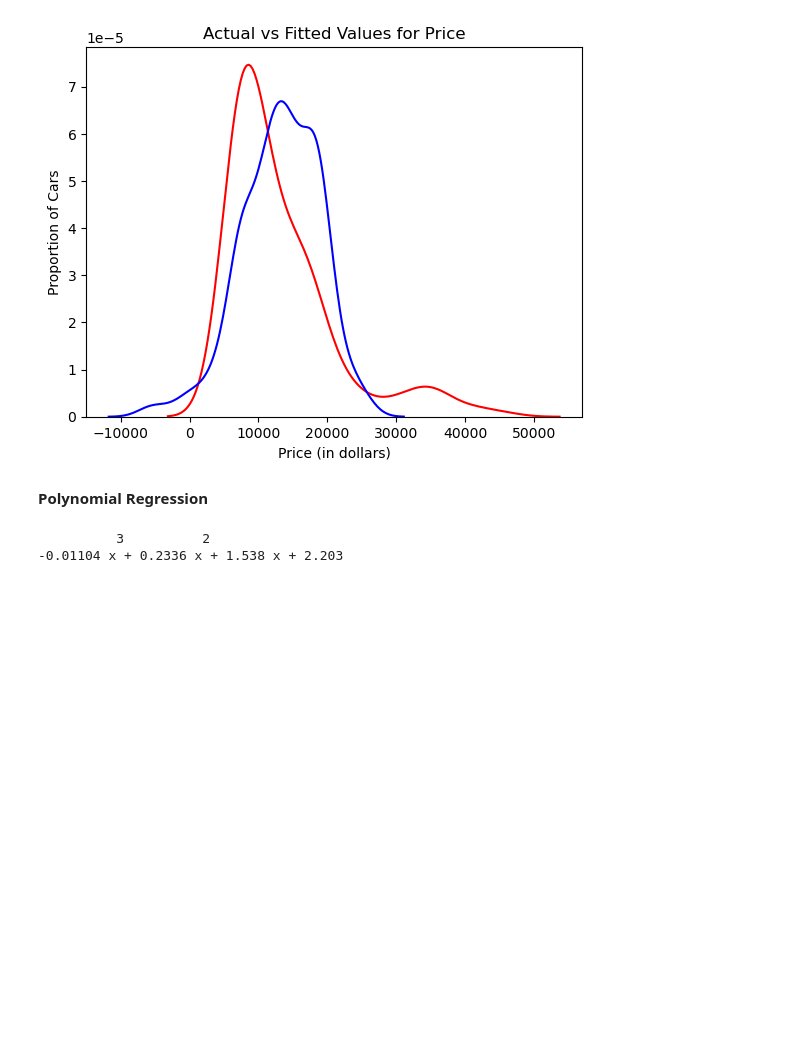
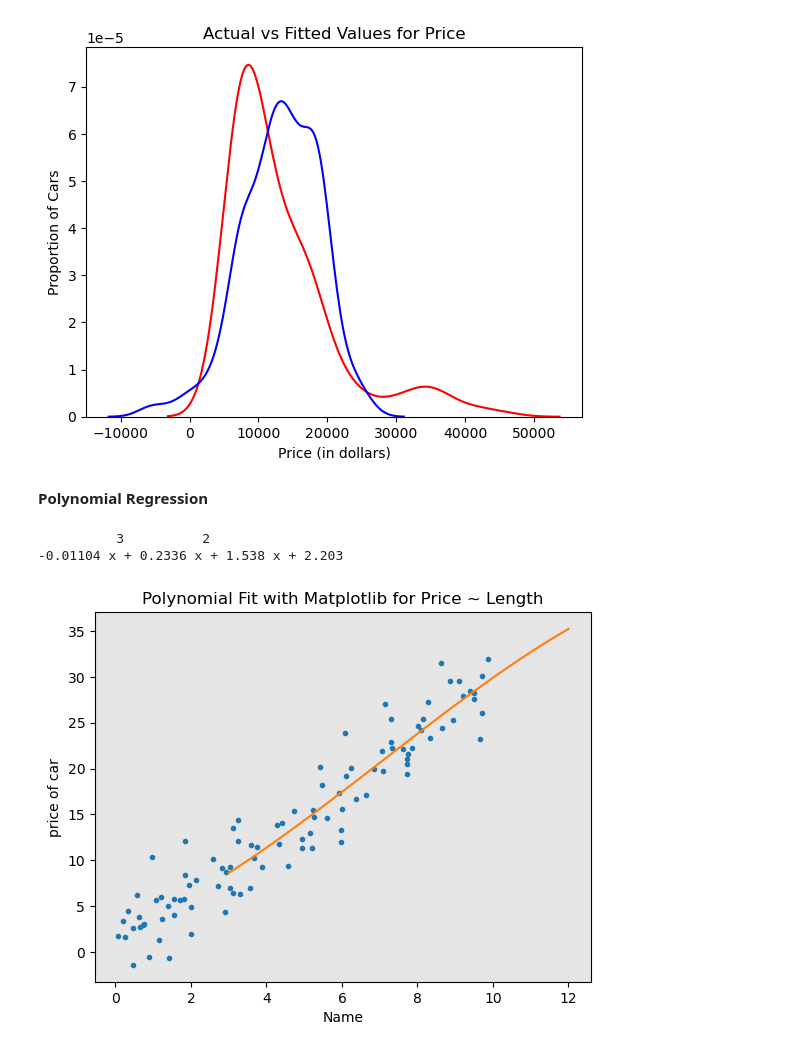
Before and after one commit to CyberWol-12/-Analyzing-Historical-Stock-Revenue-Data-and-Building-a-Dashboard, a Jupyter notebook: data_analytics_full_practice/kde_plot_for_model_evolution.ipynb, the cells around one changed output. Cells and saved outputs as stored; diff of their text form; code cells hidden in the pictures; blank space fills up the shorter version.

Commit message:
'highway-mpg'

```diff
--- a/data_analytics_full_practice/kde_plot_for_model_evolution.ipynb
+++ b/data_analytics_full_practice/kde_plot_for_model_evolution.ipynb
@@ -246,3 +246,8 @@ print(p)
 # %% [output]
           3          2
 -0.01104 x + 0.2336 x + 1.538 x + 2.203
+# %%
+#Let's plot the function:
+plotpolly(p,x,y,'highway-mpg')
+# %% [output]
+[figure, added]
```
